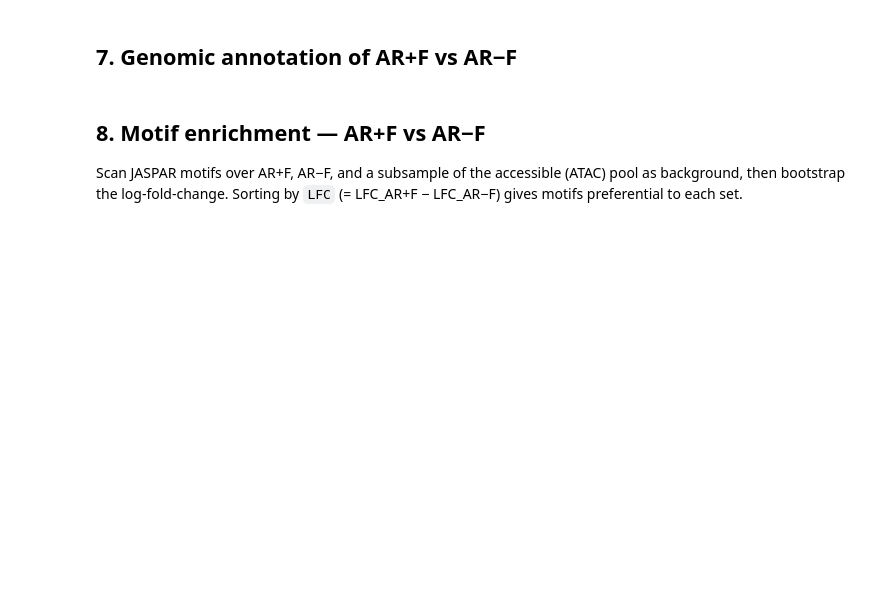
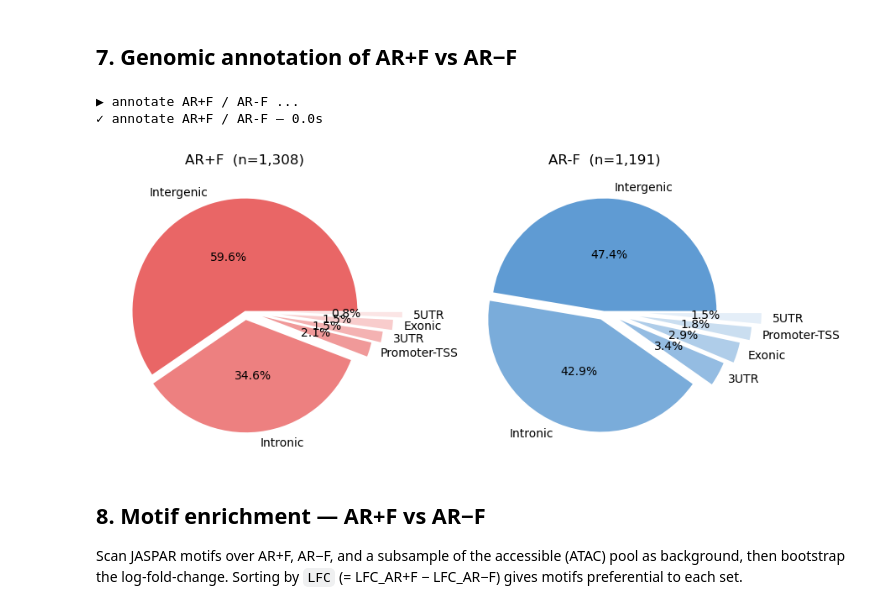
Before and after one commit to birkiy/genomeblocks, a Jupyter notebook: examples/ar_foxa1_lncap/ar_foxa1_lncap.ipynb, the cells around one changed output. Drawn from its saved outputs; the diff is of its cells as text; code cells hidden in the pictures; blank space fills up the shorter version.

```diff
--- a/examples/ar_foxa1_lncap/ar_foxa1_lncap.ipynb
+++ b/examples/ar_foxa1_lncap/ar_foxa1_lncap.ipynb
@@ -174,19 +201,40 @@ with timer("draw heatmap"):
 # %% [markdown]
 ## 7. Genomic annotation of AR+F vs AR−F
 # %%
+def generate_fades(color, K):
+	from matplotlib.colors import to_rgb
+	import colorsys
+	r, g, b = to_rgb(color)
+	h, l, s = colorsys.rgb_to_hls(r, g, b)
+	fades = []
+	for i in range(K):
+		# increase lightness for fade effect
+		new_l = min(1, l + (i * (1 - l) / K))
+		new_r, new_g, new_b = colorsys.hls_to_rgb(h, new_l, s)
+		fades.append((new_r, new_g, new_b))
+	return fades
+
+
 with timer("load genes (GTF)"):
     genes = Genes.make(GTF)
 
 with timer("annotate AR+F / AR-F"):
     annot_pf = genes.annotations(ARpF)
     annot_mf = genes.annotations(ARmF)
 
 fig, axes = plt.subplots(1, 2, figsize=(9, 4))
-for ax, df, title in [(axes[0], annot_pf, "AR+F"), (axes[1], annot_mf, "AR-F")]:
+for ax, df, title, palette in [(axes[0], annot_pf, "AR+F", '#E96666'), (axes[1], annot_mf, "AR-F", '#5F9BD3')]:
     vc = df["annotation"].value_counts()
-    ax.pie(vc.values, labels=vc.index, autopct="%1.0f%%", textprops={"fontsize": 7})
+    ax.pie(vc.values, labels=vc.index, \
+        autopct='%1.1f%%', startangle=0, explode=np.linspace(0,0.4,len(vc.index)), pctdistance=0.5, labeldistance=1.1, \
+        colors=generate_fades(palette, len(vc.index))
+    )
     ax.set_title(f"{title}  (n={len(df):,})")
 plt.tight_layout()
+# %% [output]
+▶ annotate AR+F / AR-F ...
+✓ annotate AR+F / AR-F — 0.0s
+[figure, added]
 # %% [markdown]
 ## 8. Motif enrichment — AR+F vs AR−F
 
```
Also changed, not shown: parts of 11 cells of this notebook, 10 other files.
